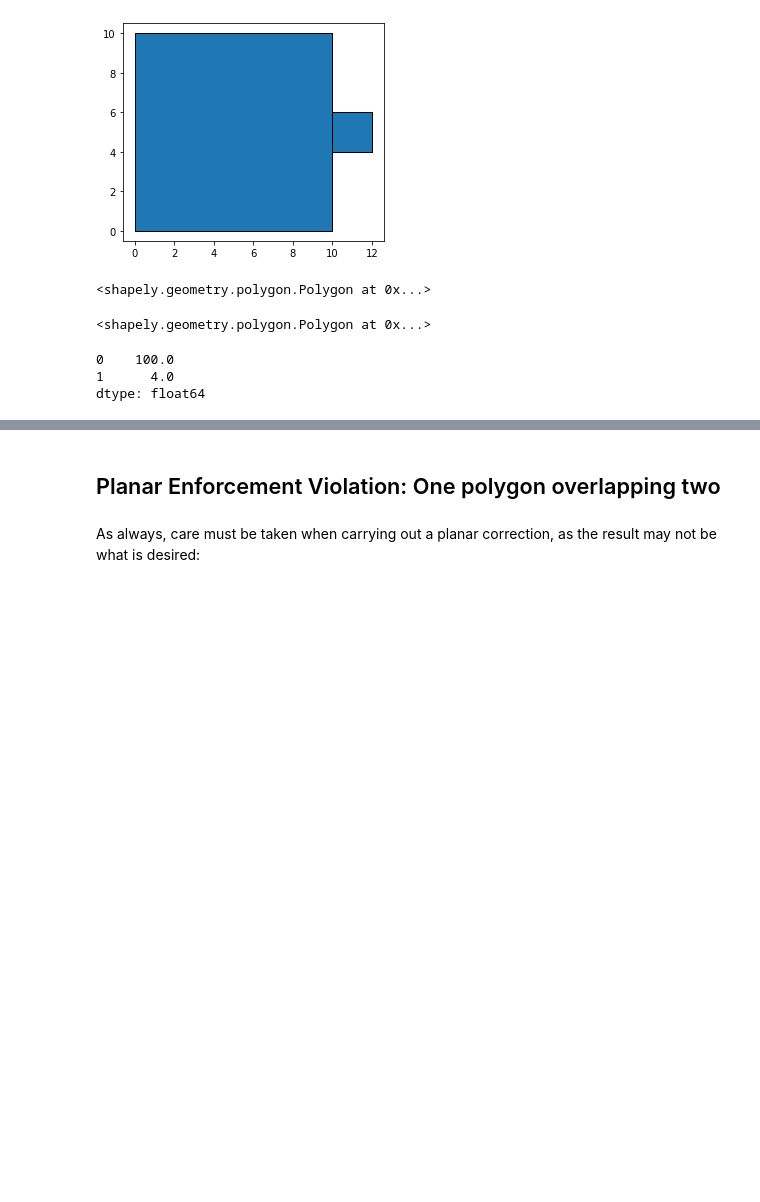
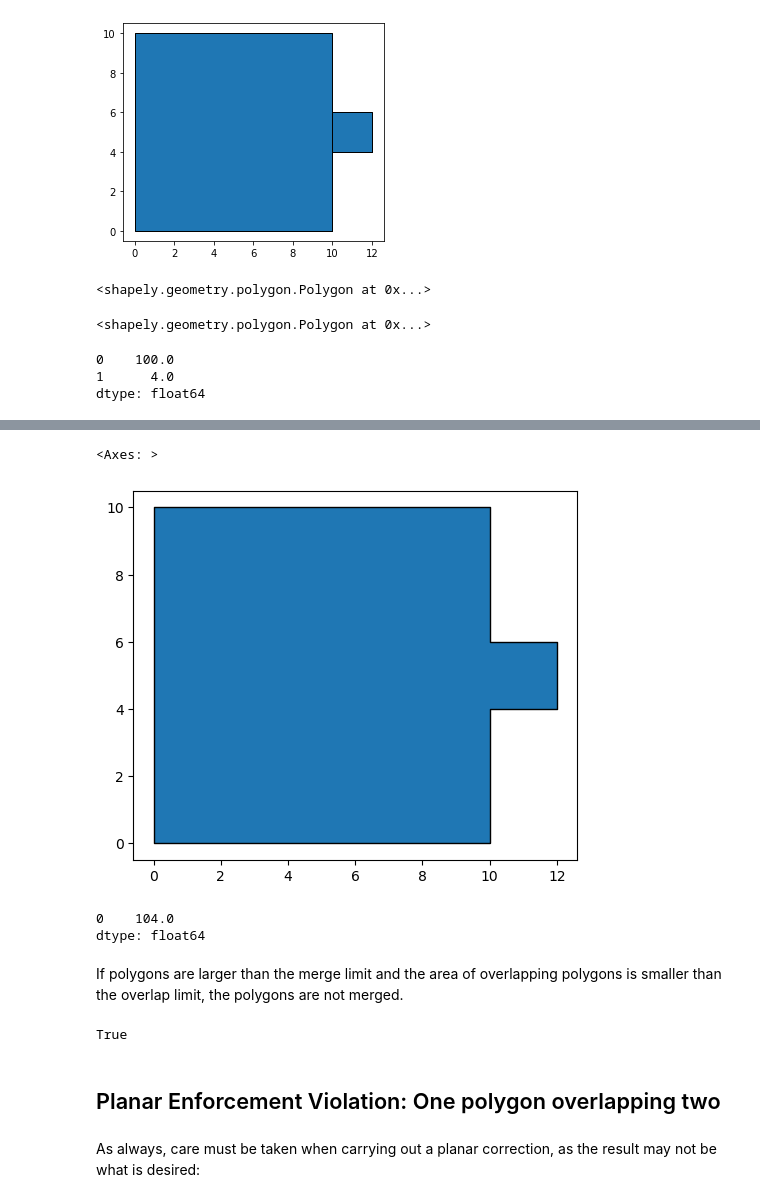
Before and after one commit to sjsrey/geoplanar, a Jupyter notebook: notebooks/overlaps.ipynb, the cells around one changed output, grey strips where cells are left out. Saved outputs shown, nothing was run; the diff lists cells and outputs as text; code cells hidden in the pictures; blank space fills up the shorter version.

```diff
--- a/notebooks/overlaps.ipynb
+++ b/notebooks/overlaps.ipynb
@@ -82,3 +99,20 @@ dtype: float64
+# %%
+gdf.plot(edgecolor='k')
+# %% [output]
+<Axes: >
+[figure, added]
+# %%
+gdf.area
+# %% [output]
+0    104.0
+dtype: float64
+# %% [markdown]
+If polygons are larger than the merge limit and the area of overlapping polygons is smaller than the overlap limit, the polygons are not merged.
+# %%
+gdf = geoplanar.merge_overlaps(gdf, merge_limit = 1, overlap_limit = 1)
+geoplanar.is_overlapping(gdf)
+# %% [output]
+True
 # %% [markdown]
 ##  Planar Enforcement Violation: One polygon overlapping two
 # %% [markdown]
```
Also changed, not shown: parts of 12 cells of this notebook, 2 other files.
